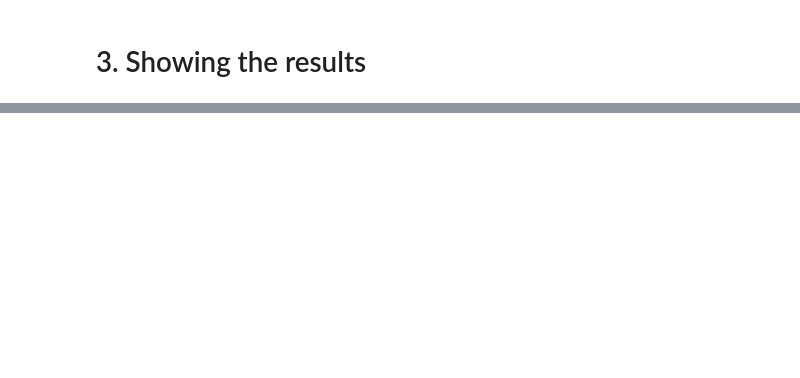
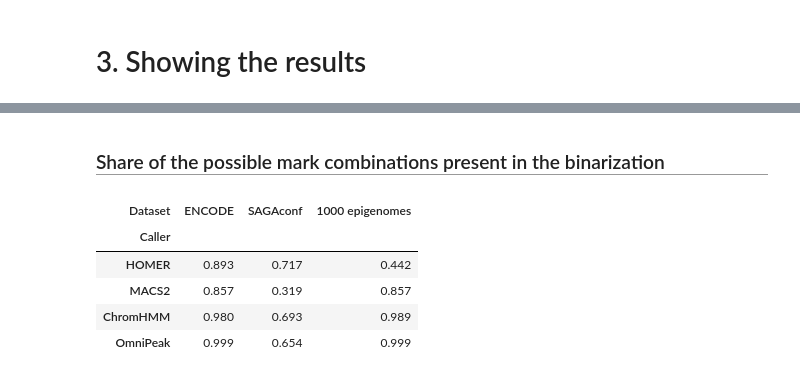
Before and after one commit to olegs/omni-chromhmm, a Jupyter notebook: summary.ipynb, the cells around one changed output, grey strips where cells are left out. Cells and saved outputs as stored; diff of their text form; code cells hidden in the pictures; blank space fills up the shorter version.

Commit message:
Add mark combination analysis

```diff
--- a/summary.ipynb
+++ b/summary.ipynb
@@ -339,7 +341,7 @@ def axis_label(axis, oneline=False):
     return label.replace("\n", " ") if oneline else label
 
 
-WORKDIRS, DATASET_KEYS = {}, {}
+WORKDIRS, DATASET_KEYS, DATASET_CELLS = {}, {}, {}
 for dataset, config_file in [("encode", "config_encode.yaml"),
                              ("sagaconf", "config_sagaconf.yaml")]:
     with open(os.path.join(PROJECT_ROOT, config_file)) as f:
@@ -349,6 +351,8 @@ for dataset, config_file in [("encode", "config_encode.yaml"),
     outliers = set(dataset_config.get("outliers") or ())
     DATASET_KEYS[dataset] = [ds for ds in dataset_config["datasets"]
                              if ds not in outliers]
+    DATASET_CELLS[dataset] = {ds: cfg["cell"] for ds, cfg
+                              in dataset_config["datasets"].items()}
 WORKDIRS["epi1000"] = os.path.join(os.path.dirname(WORKDIRS["encode"]), "epi1000")
 
 for dataset, workdir in WORKDIRS.items():
@@ -2209,6 +2334,7 @@ df_annotated = collect_annotated_share(WORKDIRS, df_incomplete)
 df_comparisons = collect_comparisons(WORKDIRS, df_incomplete)
 df_entropy_summary = collect_entropy(WORKDIRS, df_incomplete)
 df_peak_stats = collect_peak_stats(WORKDIRS)
+df_mark_combinations = collect_mark_combinations(WORKDIRS)
 df_rep_states = collect_replicate_states(WORKDIRS, df_incomplete)
 df_rep_families = replicate_state_families(df_rep_states)
 
@@ -2226,6 +2352,7 @@ for name, frame, index in [("evidence", df_scored, False),
                            ("comparison_metrics", df_comparisons, False),
                            ("entropy_per_segmentation", df_entropy_summary, False),
                            ("peak_stats", df_peak_stats, False),
+                           ("mark_combinations", df_mark_combinations, False),
                            ("replicate_states", df_rep_states, False),
                            ("replicate_state_families", df_rep_families, False)]:
     frame.to_csv(f"{OUT}/{name}.tsv", sep="\t", index=index)
@@ -3348,0 +3643,14 @@ display(df_rep_families[(df_rep_families["Domain"] == NOQH)
+# %%
+header("Share of the possible mark combinations present in the binarization")
+display(combination_usage(df_mark_combinations)
+        .pivot_table(index="Caller", columns="Dataset", values="Share",
+                     aggfunc="mean", observed=True)
+        .rename(columns=DATASET_NAMES).round(3))
+# %% [output]
+Share of the possible mark combinations present in the binarization
+| Dataset | ENCODE | SAGAconf | 1000 epigenomes |
+| Caller |  |  |  |
+| HOMER | 0.893 | 0.717 | 0.442 |
+| MACS2 | 0.857 | 0.319 | 0.857 |
+| ChromHMM | 0.980 | 0.693 | 0.989 |
+| OmniPeak | 0.999 | 0.654 | 0.999 |
```
Also changed, not shown: parts of 10 cells of this notebook.
